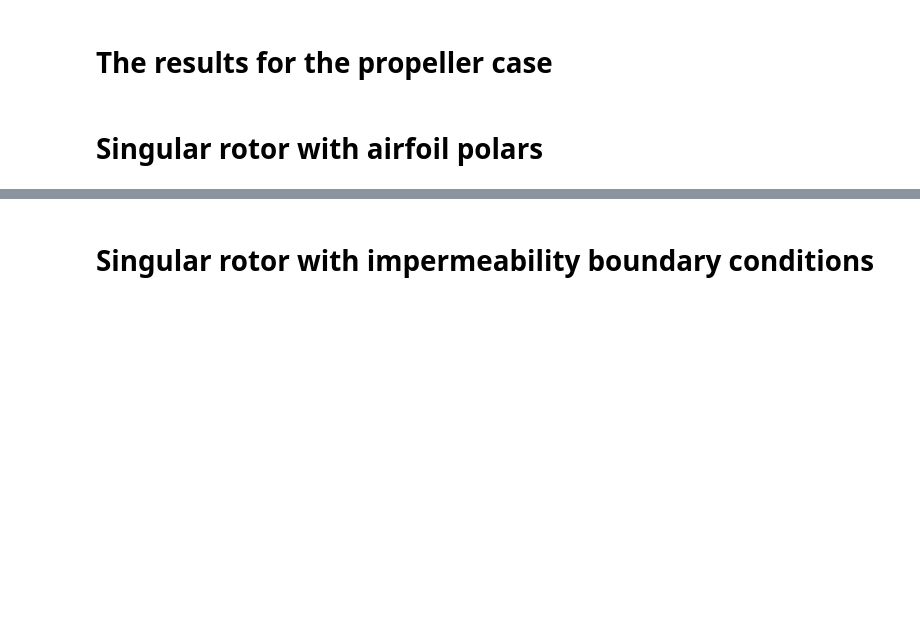
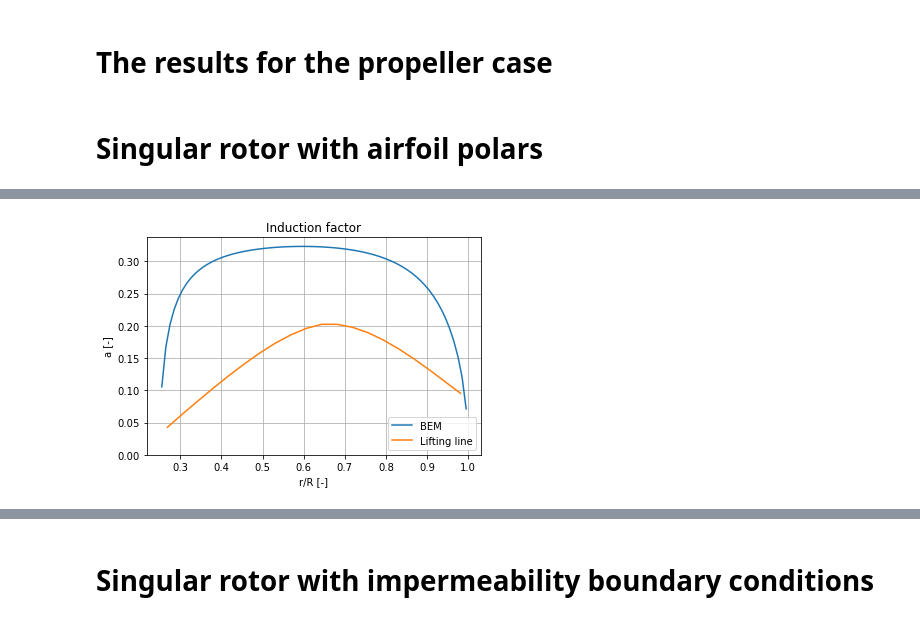
Before and after one commit to olafnekeman/rotor_wake_aerodynamics, a Jupyter notebook: Assignment2/propeller_case.ipynb, the cells around one changed output, grey strips where cells are left out. Saved outputs shown, nothing was run; the diff lists cells and outputs as text; code cells hidden in the pictures; blank space fills up the shorter version.

```diff
--- a/Assignment2/propeller_case.ipynb
+++ b/Assignment2/propeller_case.ipynb
@@ -153,0 +173,13 @@ L.blades[0].__dict__
+# %%
+fig1 = plt.figure()
+plt.title('Induction factor')
+plt.plot(results[:,2],results[:,0], label='BEM')
+plt.plot(L.blades[0].R_cent/L.blades[0].R, -L.blades[0].cp_induction_u/U_0, label='Lifting line')
+plt.grid(True)
+plt.xlabel('r/R [-]')
+plt.ylabel('a [-]')
+plt.ylim(bottom = 0)
+plt.legend()
+fig1.savefig('prop_img/prop_induction_factor.png')
+# %% [output]
+[figure, added]
```
Also changed, not shown: parts of 22 cells of this notebook, 10 other files.
